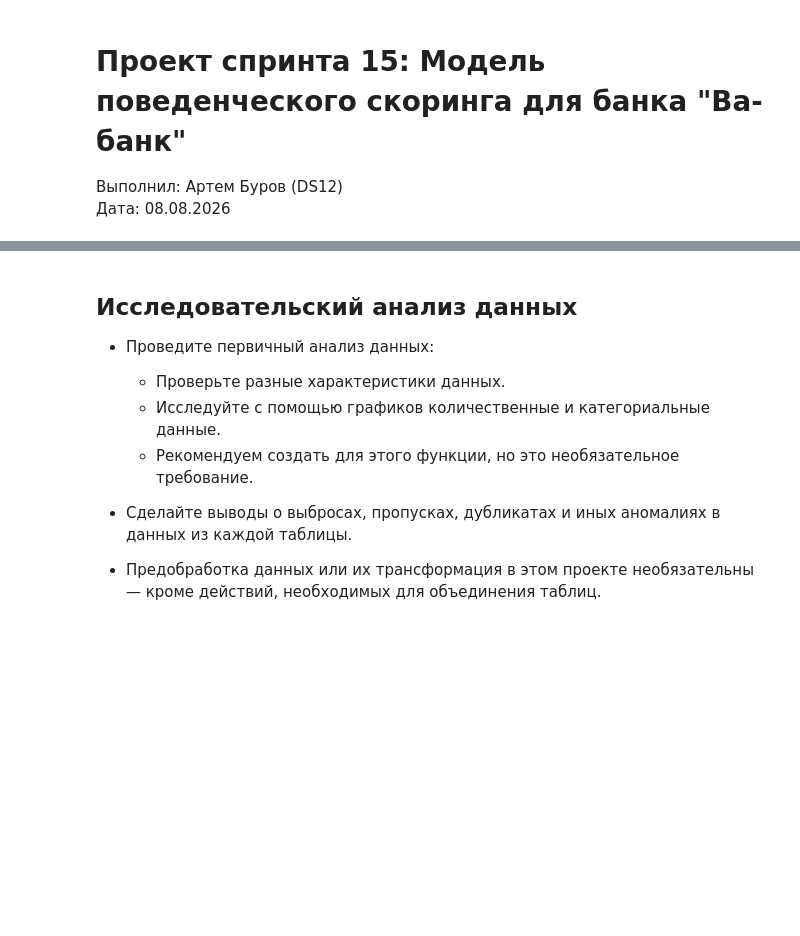
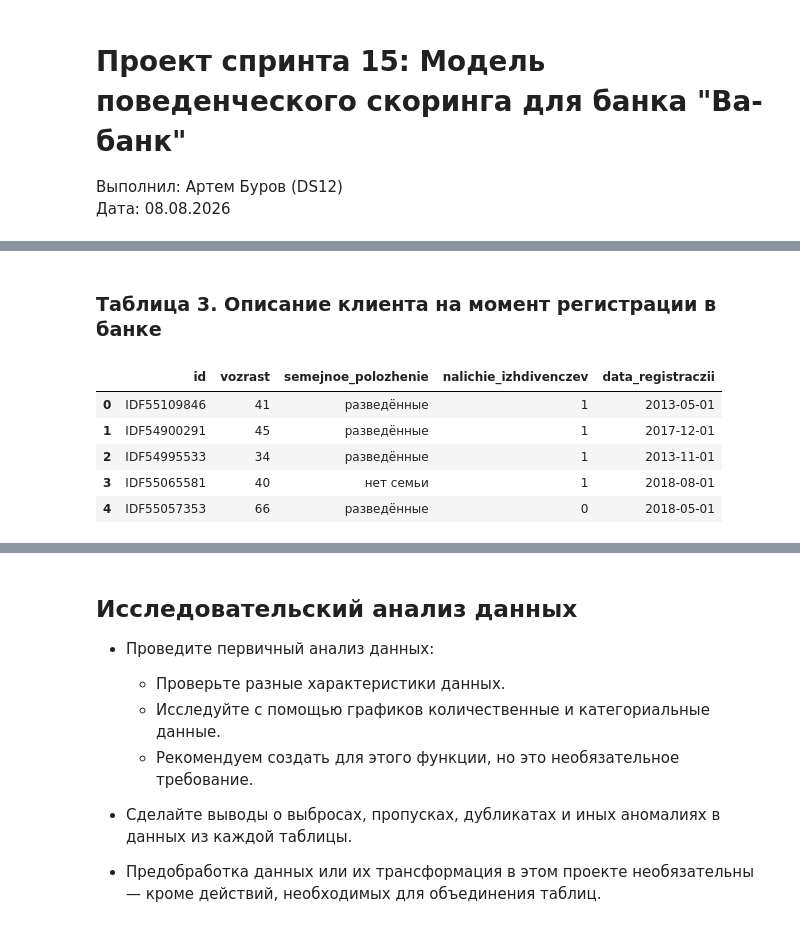
Before and after one commit to TemaQDX/sprint_15_project_behavioral_scoring, a Jupyter notebook: sprint_15_project_behavioral_scoring_Artem_Burov.ipynb, the cells around one changed output, grey strips where cells are left out. Cells and saved outputs as stored; diff of their text form; code cells hidden in the pictures; blank space fills up the shorter version.

Commit message:
data loaded

```diff
--- a/sprint_15_project_behavioral_scoring_Artem_Burov.ipynb
+++ b/sprint_15_project_behavioral_scoring_Artem_Burov.ipynb
@@ -238,0 +362,12 @@ def show_missing_stats(df):
+# %% [markdown]
+### Таблица 3. Описание клиента на момент регистрации в банке
+# %%
+# Проверим первые 5 строк
+df0_client_description.head()
+# %% [output]
+|  | id | vozrast | semejnoe_polozhenie | nalichie_izhdivenczev | data_registraczii |
+| 0 | IDF55109846 | 41 | разведённые | 1 | 2013-05-01 |
+| 1 | IDF54900291 | 45 | разведённые | 1 | 2017-12-01 |
+| 2 | IDF54995533 | 34 | разведённые | 1 | 2013-11-01 |
+| 3 | IDF55065581 | 40 | нет семьи | 1 | 2018-08-01 |
+| 4 | IDF55057353 | 66 | разведённые | 0 | 2018-05-01 |
```
Also changed, not shown: parts of 40 cells of this notebook.
